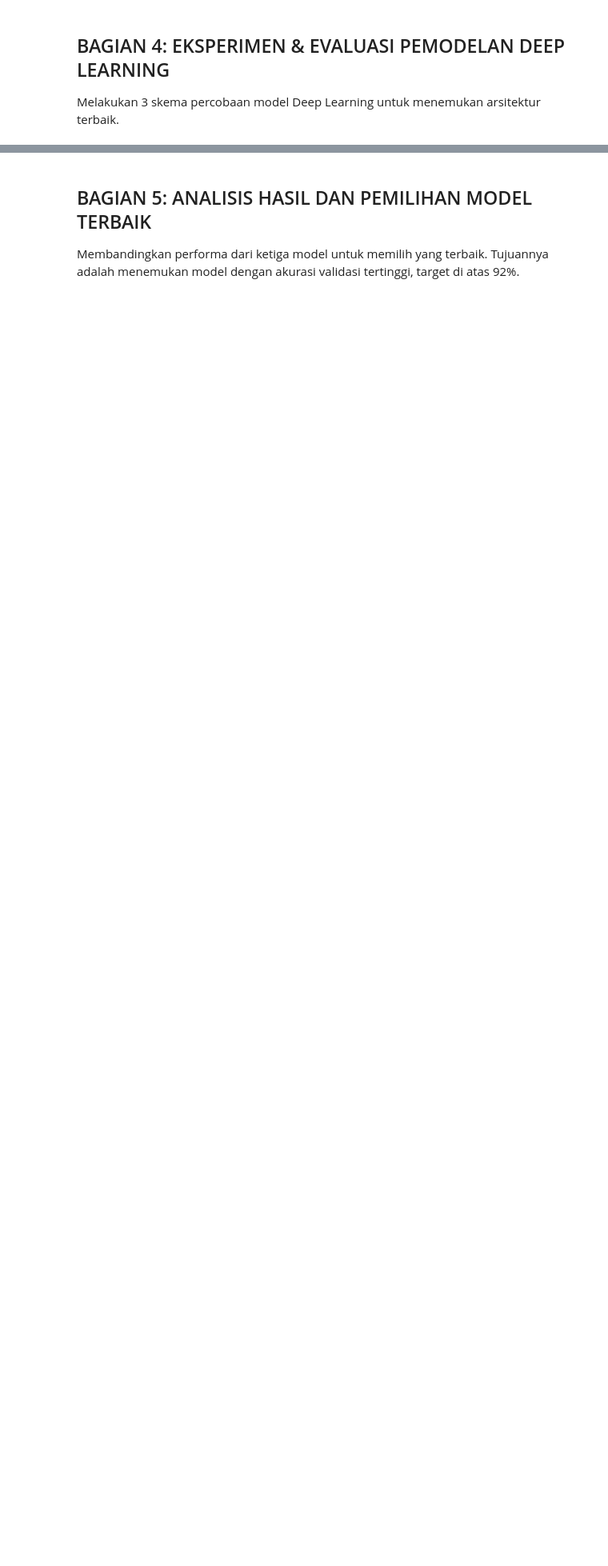
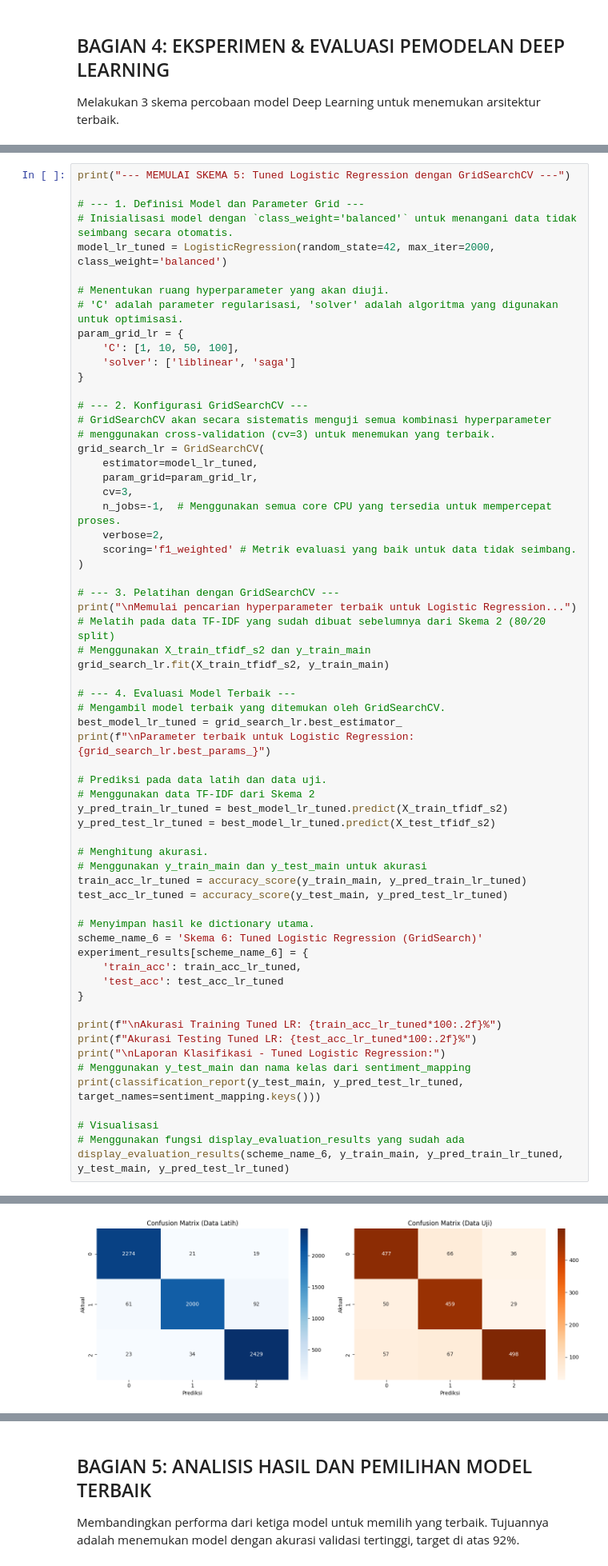
Before and after one commit to husainfadhlillah/dicoding-AppProductReview-SentimentAnalysis, a Jupyter notebook: Analisis Sentimen_Muhammad Husain Fadhlillah/sentiment_analysis_signal.ipynb, the cells around one changed output, grey strips where cells are left out. Shown at 80% size. Drawn from its saved outputs; the diff is of its cells as text; blank space fills up the shorter version.

```diff
--- a/Analisis Sentimen_Muhammad Husain Fadhlillah/sentiment_analysis_signal.ipynb
+++ b/Analisis Sentimen_Muhammad Husain Fadhlillah/sentiment_analysis_signal.ipynb
@@ -619,0 +833,64 @@ weighted avg       0.85      0.85      0.85      2608
+# %%
+print("--- MEMULAI SKEMA 5: Tuned Logistic Regression dengan GridSearchCV ---")
+
+# --- 1. Definisi Model dan Parameter Grid ---
+# Inisialisasi model dengan `class_weight='balanced'` untuk menangani data tidak seimbang secara otomatis.
+model_lr_tuned = LogisticRegression(random_state=42, max_iter=2000, class_weight='balanced')
+
+# Menentukan ruang hyperparameter yang akan diuji.
+# 'C' adalah parameter regularisasi, 'solver' adalah algoritma yang digunakan untuk optimisasi.
+param_grid_lr = {
+    'C': [1, 10, 50, 100],
+    'solver': ['liblinear', 'saga']
+}
+
+# --- 2. Konfigurasi GridSearchCV ---
+# GridSearchCV akan secara sistematis menguji semua kombinasi hyperparameter
+# menggunakan cross-validation (cv=3) untuk menemukan yang terbaik.
+grid_search_lr = GridSearchCV(
+    estimator=model_lr_tuned,
+    param_grid=param_grid_lr,
+    cv=3,
+    n_jobs=-1,  # Menggunakan semua core CPU yang tersedia untuk mempercepat proses.
+    verbose=2,
+    scoring='f1_weighted' # Metrik evaluasi yang baik untuk data tidak seimbang.
+)
+
+# --- 3. Pelatihan dengan GridSearchCV ---
+print("\nMemulai pencarian hyperparameter terbaik untuk Logistic Regression...")
+# Melatih pada data TF-IDF yang sudah dibuat sebelumnya dari Skema 2 (80/20 split)
+# Menggunakan X_train_tfidf_s2 dan y_train_main
+grid_search_lr.fit(X_train_tfidf_s2, y_train_main)
+
+# --- 4. Evaluasi Model Terbaik ---
+# Mengambil model terbaik yang ditemukan oleh GridSearchCV.
+best_model_lr_tuned = grid_search_lr.best_estimator_
+print(f"\nParameter terbaik untuk Logistic Regression: {grid_search_lr.best_params_}")
+
+# Prediksi pada data latih dan data uji.
+# Menggunakan data TF-IDF dari Skema 2
+y_pred_train_lr_tuned = best_model_lr_tuned.predict(X_train_tfidf_s2)
+y_pred_test_lr_tuned = best_model_lr_tuned.predict(X_test_tfidf_s2)
+
+# Menghitung akurasi.
+# Menggunakan y_train_main dan y_test_main untuk akurasi
+train_acc_lr_tuned = accuracy_score(y_train_main, y_pred_train_lr_tuned)
+test_acc_lr_tuned = accuracy_score(y_test_main, y_pred_test_lr_tuned)
+
+# Menyimpan hasil ke dictionary utama.
+scheme_name_6 = 'Skema 6: Tuned Logistic Regression (GridSearch)'
+experiment_results[scheme_name_6] = {
+    'train_acc': train_acc_lr_tuned,
+    'test_acc': test_acc_lr_tuned
+}
+
+print(f"\nAkurasi Training Tuned LR: {train_acc_lr_tuned*100:.2f}%")
+print(f"Akurasi Testing Tuned LR: {test_acc_lr_tuned*100:.2f}%")
+print("\nLaporan Klasifikasi - Tuned Logistic Regression:")
+# Menggunakan y_test_main dan nama kelas dari sentiment_mapping
+print(classification_report(y_test_main, y_pred_test_lr_tuned, target_names=sentiment_mapping.keys()))
+
+# Visualisasi
+# Menggunakan fungsi display_evaluation_results yang sudah ada
+display_evaluation_results(scheme_name_6, y_train_main, y_pred_train_lr_tuned, y_test_main, y_pred_test_lr_tuned)
+# %% [output]
@@ -619,0 +914 @@ weighted avg       0.85      0.85      0.85      2608
+[figure, added]
```
Also changed, not shown: parts of 9 cells of this notebook.
